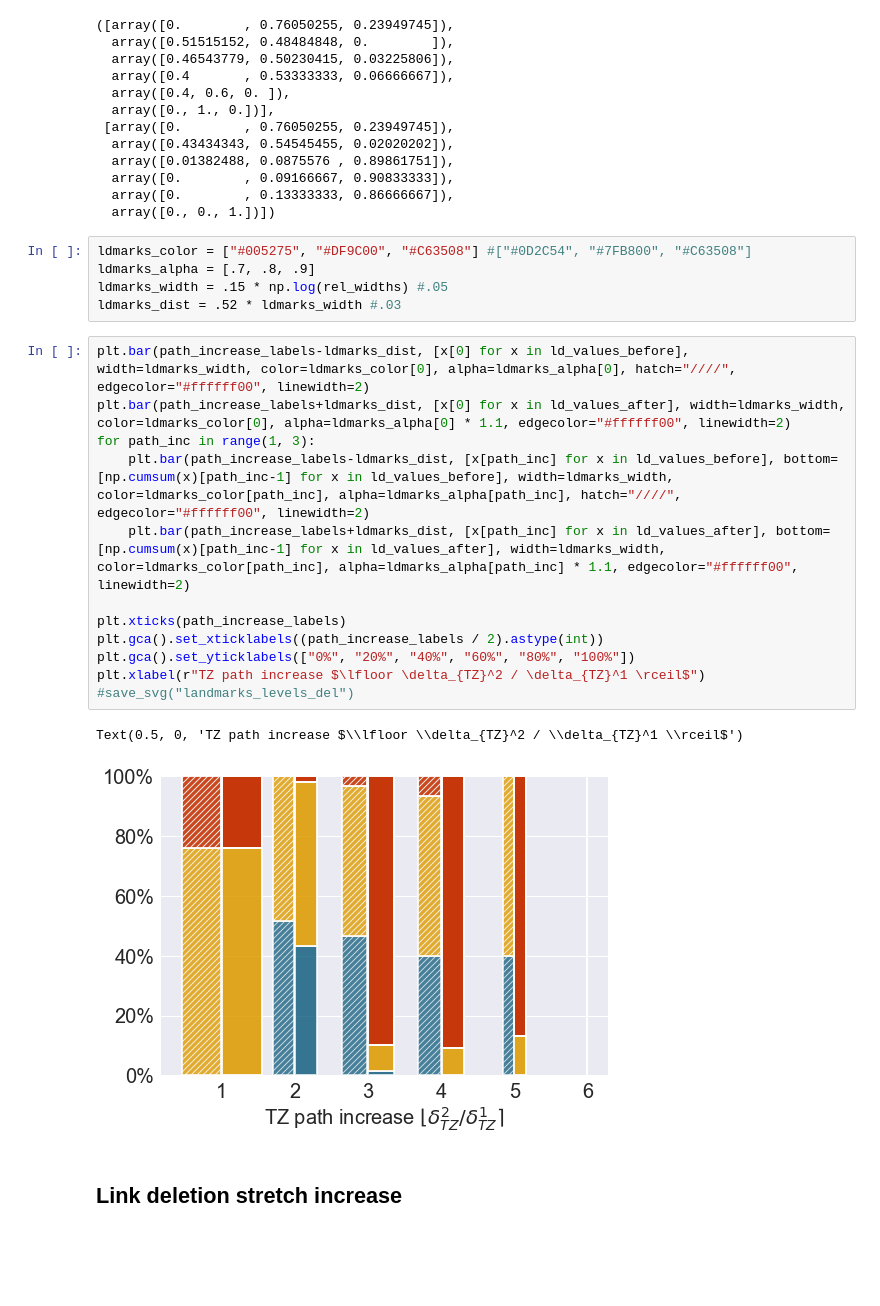
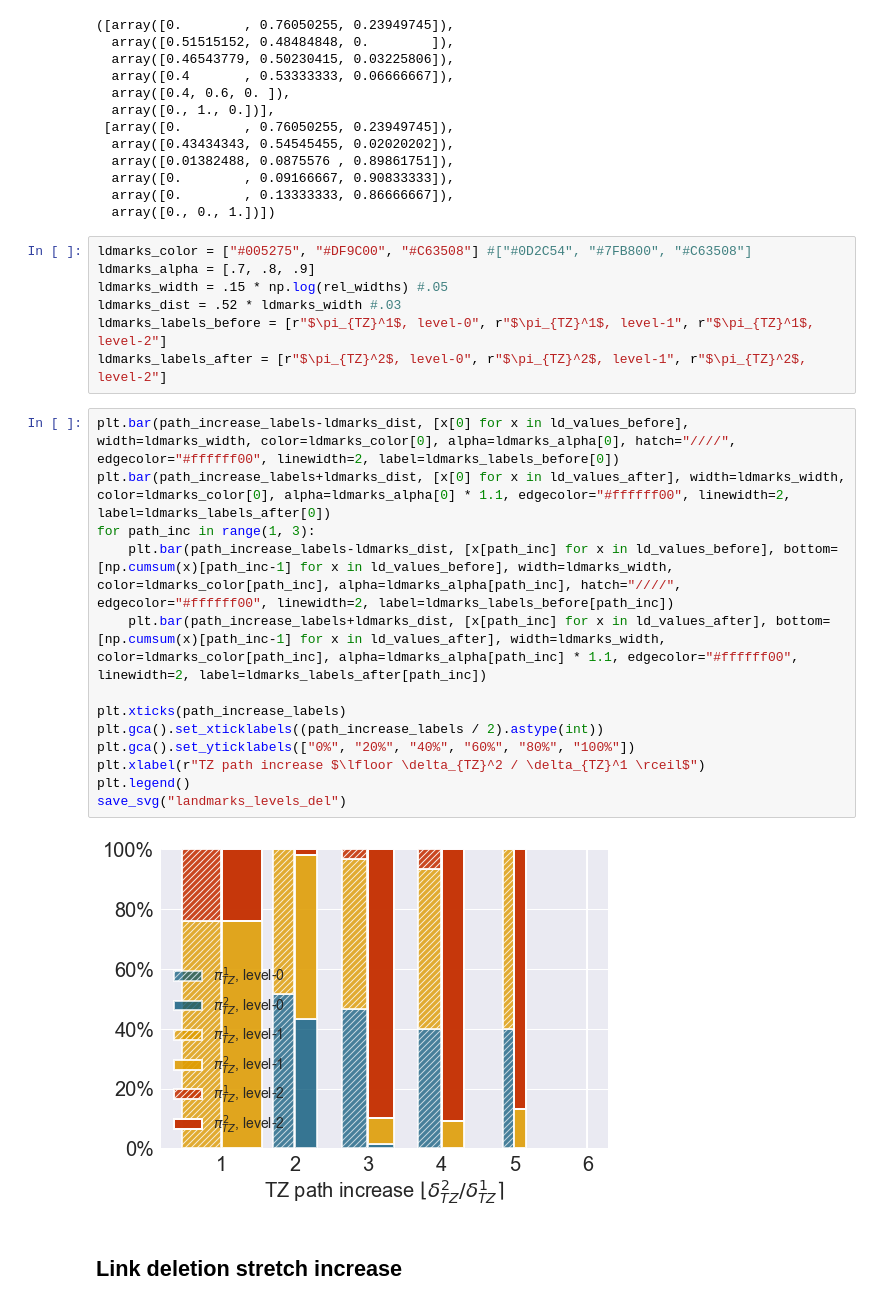
Before and after one commit to dedis/student_20_compactInternet, a Jupyter notebook: TZ_metrics.ipynb, the cells around one changed output. Saved outputs shown, nothing was run; the diff lists cells and outputs as text; blank space fills up the shorter version.

```diff
--- a/TZ_metrics.ipynb
+++ b/TZ_metrics.ipynb
@@ -923,21 +809,23 @@ ldmarks_color = ["#005275", "#DF9C00", "#C63508"] #["#0D2C54", "#7FB800", "#C635
 ldmarks_alpha = [.7, .8, .9]
 ldmarks_width = .15 * np.log(rel_widths) #.05
 ldmarks_dist = .52 * ldmarks_width #.03
+ldmarks_labels_before = [r"$\pi_{TZ}^1$, level-0", r"$\pi_{TZ}^1$, level-1", r"$\pi_{TZ}^1$, level-2"]
+ldmarks_labels_after = [r"$\pi_{TZ}^2$, level-0", r"$\pi_{TZ}^2$, level-1", r"$\pi_{TZ}^2$, level-2"]
 # %%
-plt.bar(path_increase_labels-ldmarks_dist, [x[0] for x in ld_values_before], width=ldmarks_width, color=ldmarks_color[0], alpha=ldmarks_alpha[0], hatch="////", edgecolor="#ffffff00", linewidth=2)
-plt.bar(path_increase_labels+ldmarks_dist, [x[0] for x in ld_values_after], width=ldmarks_width, color=ldmarks_color[0], alpha=ldmarks_alpha[0] * 1.1, edgecolor="#ffffff00", linewidth=2)
+plt.bar(path_increase_labels-ldmarks_dist, [x[0] for x in ld_values_before], width=ldmarks_width, color=ldmarks_color[0], alpha=ldmarks_alpha[0], hatch="////", edgecolor="#ffffff00", linewidth=2, label=ldmarks_labels_before[0])
+plt.bar(path_increase_labels+ldmarks_dist, [x[0] for x in ld_values_after], width=ldmarks_width, color=ldmarks_color[0], alpha=ldmarks_alpha[0] * 1.1, edgecolor="#ffffff00", linewidth=2, label=ldmarks_labels_after[0])
 for path_inc in range(1, 3):
-    plt.bar(path_increase_labels-ldmarks_dist, [x[path_inc] for x in ld_values_before], bottom=[np.cumsum(x)[path_inc-1] for x in ld_values_before], width=ldmarks_width, color=ldmarks_color[path_inc], alpha=ldmarks_alpha[path_inc], hatch="////", edgecolor="#ffffff00", linewidth=2)
-    plt.bar(path_increase_labels+ldmarks_dist, [x[path_inc] for x in ld_values_after], bottom=[np.cumsum(x)[path_inc-1] for x in ld_values_after], width=ldmarks_width, color=ldmarks_color[path_inc], alpha=ldmarks_alpha[path_inc] * 1.1, edgecolor="#ffffff00", linewidth=2)
+    plt.bar(path_increase_labels-ldmarks_dist, [x[path_inc] for x in ld_values_before], bottom=[np.cumsum(x)[path_inc-1] for x in ld_values_before], width=ldmarks_width, color=ldmarks_color[path_inc], alpha=ldmarks_alpha[path_inc], hatch="////", edgecolor="#ffffff00", linewidth=2, label=ldmarks_labels_before[path_inc])
+    plt.bar(path_increase_labels+ldmarks_dist, [x[path_inc] for x in ld_values_after], bottom=[np.cumsum(x)[path_inc-1] for x in ld_values_after], width=ldmarks_width, color=ldmarks_color[path_inc], alpha=ldmarks_alpha[path_inc] * 1.1, edgecolor="#ffffff00", linewidth=2, label=ldmarks_labels_after[path_inc])
 
 plt.xticks(path_increase_labels)
 plt.gca().set_xticklabels((path_increase_labels / 2).astype(int))
 plt.gca().set_yticklabels(["0%", "20%", "40%", "60%", "80%", "100%"])
 plt.xlabel(r"TZ path increase $\lfloor \delta_{TZ}^2 / \delta_{TZ}^1 \rceil$")
-#save_svg("landmarks_levels_del")
+plt.legend()
+save_svg("landmarks_levels_del")
 # %% [output]
-Text(0.5, 0, 'TZ path increase $\\lfloor \\delta_{TZ}^2 / \\delta_{TZ}^1 \\rceil$')
-[figure, old version]
+[figure, new version]
 # %% [markdown]
 ## Link deletion stretch increase
 # %% [markdown]
```
Also changed, not shown: parts of 14 cells of this notebook, 10 other files.
